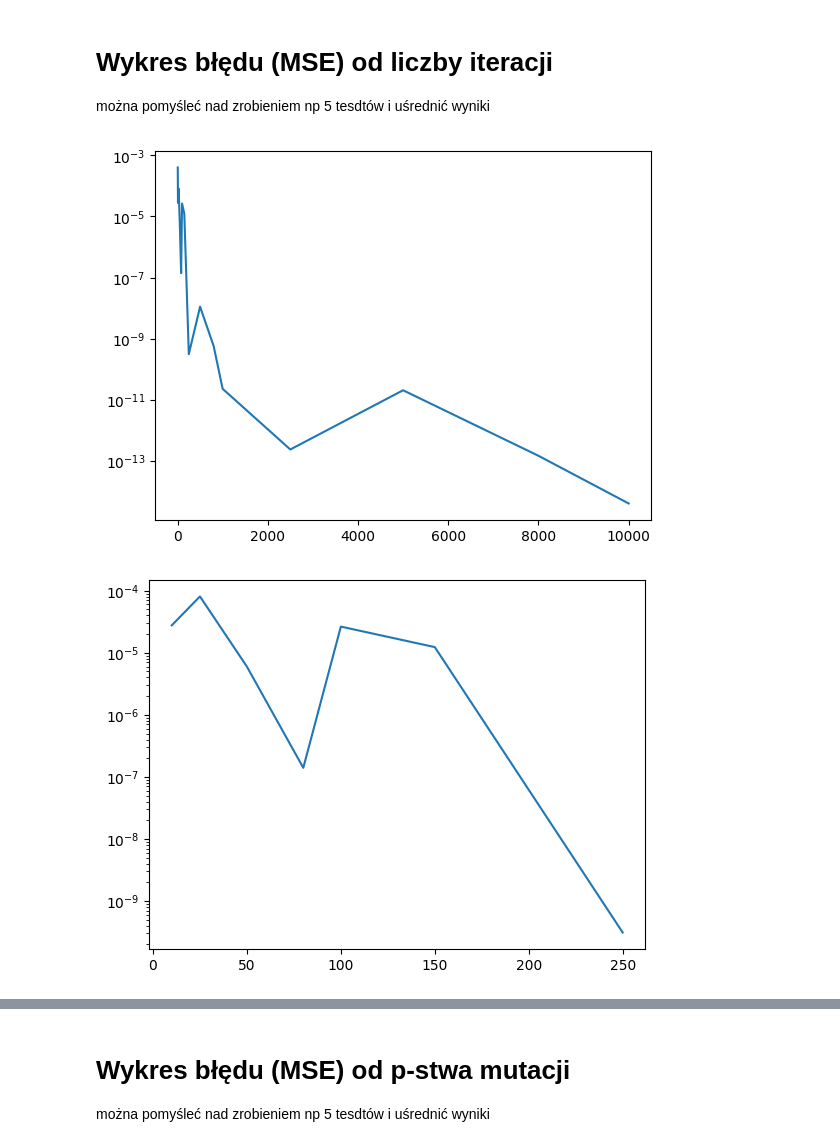
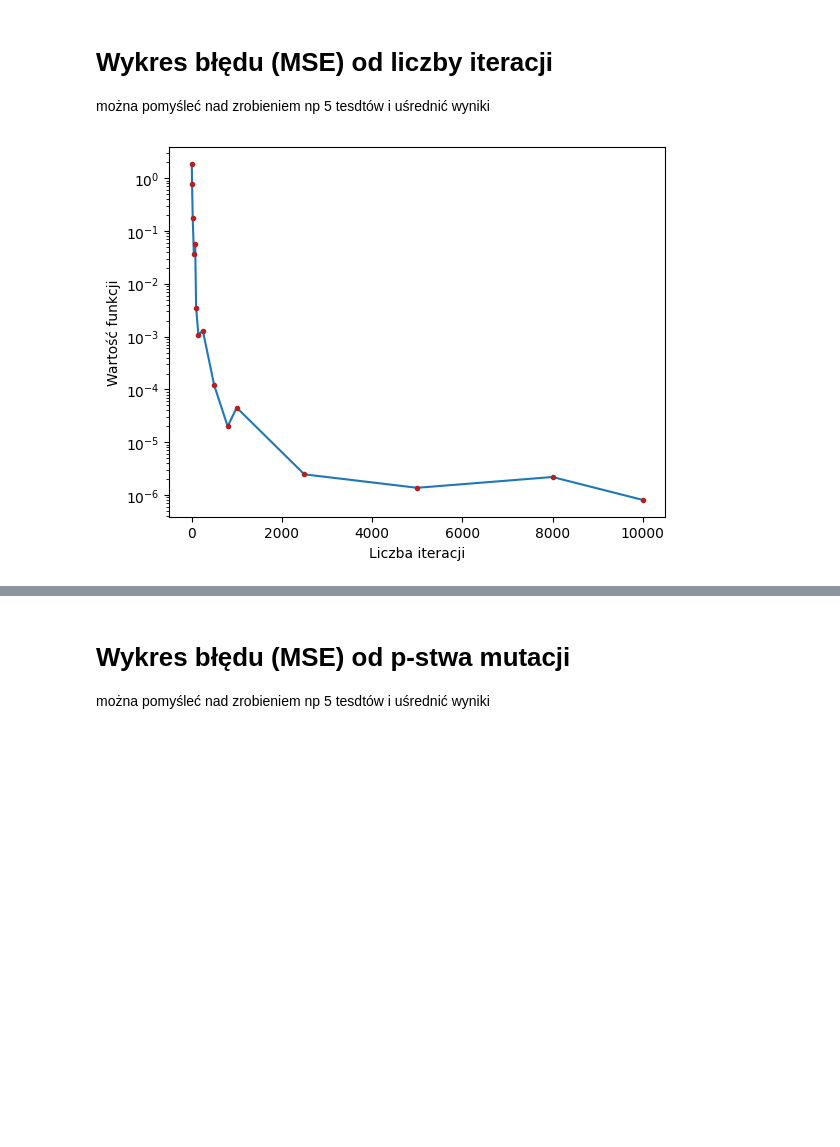
Before and after one commit to mwewior/introduction-to-ai, a Jupyter notebook: lab2/ewolucja.ipynb, the cells around one changed output, grey strips where cells are left out. Drawn from its saved outputs; the diff is of its cells as text; code cells hidden in the pictures; blank space fills up the shorter version.

```diff
--- a/lab2/ewolucja.ipynb
+++ b/lab2/ewolucja.ipynb
@@ -24,10 +24,10 @@ BEST_COLOR = "magenta"
 # cubehelix # gist_earth # turbo # terrain
 
 
-ITERATIONS = 1000
+ITERATIONS = 200
 POPULATION = 25
-PC = 0.4
-PM = 0.6
+PC = 0.6
+PM = 0.4
 SIGMA = 0.5
 ELITE_SUCCESSION = 1
 # %%
@@ -399,7 +408,7 @@ class Plotter:
 
         contour = plt.contourf(X, Y, Z, cmap=PLOT_COLOR, levels=100)
         cbar = plt.colorbar(contour)
-        cbar.set_label("Function value")
+        cbar.set_label("Wartość funkcji")
 
         plt.grid(True)
         plt.xlabel("x1")
@@ -567,28 +561,29 @@ for _ in range(5):
 # %%
 mean_results_val_i = []
-# for i in range(len(iteracje[0])):
-for i in range(len(default_iteracje)):
+for i in range(len(default_iterations)):
     sum = 0
     for t in range(5):
         sum += mse_i[t][i]
     mean_results_val_i.append(sum/5)
 results_iter = cur_iter
-results_i = [default_iteracje, mean_results_val_i]
+results_i = [default_iterations, mean_results_val_i]
 # %%
 
-plt.plot(default_iteracje, mean_results_val_i)
+plt.plot(default_iterations, mean_results_val_i)
+plt.plot(default_iterations, mean_results_val_i, '.', c='firebrick')
 plt.yscale('log')
+plt.xlabel('Liczba iteracji')
+plt.ylabel('Wartość funkcji')
 plt.show()
-plt.plot(default_iteracje[1:8], mean_results_val_i[1:8])
-plt.yscale('log')
-plt.show()
-plt.plot(default_iteracje[9::], mean_results_val_i[9::])
-plt.yscale('log')
-plt.show()
-plt.plot(default_iteracje[-4::], mean_results_val_i[-4::])
-plt.show()
-plt.plot(default_iteracje[6:11], mean_results_val_i[6:11])
-plt.show()
+# plt.plot(default_iterations[1:8], mean_results_val_i[1:8])
+# plt.yscale('log')
+# plt.show()
+# plt.plot(default_iterations[9::], mean_results_val_i[9::])
+# plt.yscale('log')
+# plt.show()
+# plt.plot(default_iterations[-4::], mean_results_val_i[-4::])
+# plt.show()
+# plt.plot(default_iterations[6:11], mean_results_val_i[6:11])
+# plt.show()
 # %% [output]
-[figure, old version]
+[figure, new version]
-[figure, removed]
```
Also changed, not shown: parts of 14 cells of this notebook, 2 other files.
